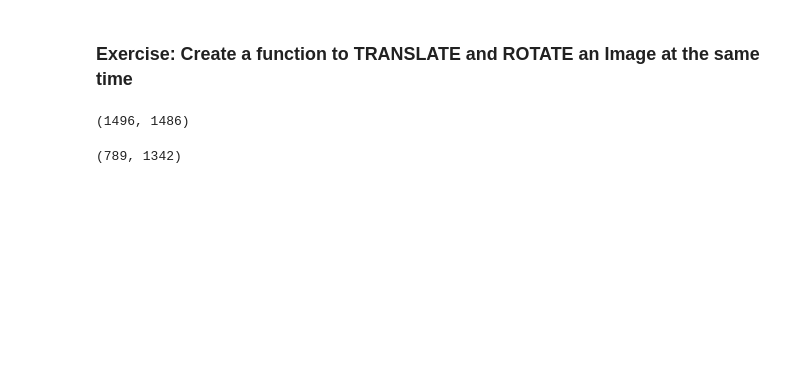
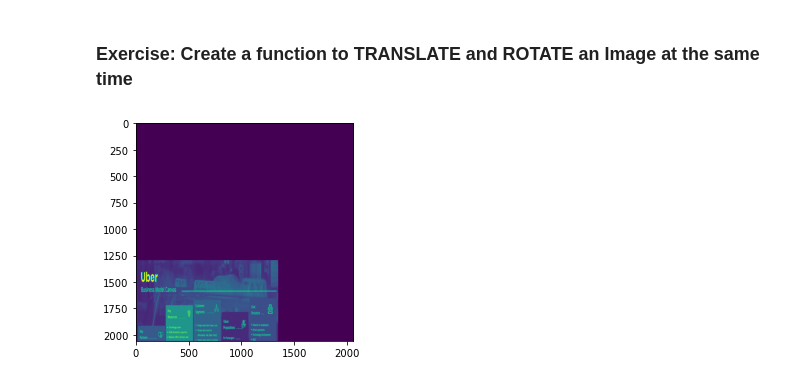
Before and after one commit to anice1/Intro-to-CV, a Jupyter notebook: Geometric-Transformation.ipynb, the cells around one changed output. Drawn from its saved outputs; the diff is of its cells as text; code cells hidden in the pictures; blank space fills up the shorter version.

Commit message:
Estimation point marking

```diff
--- a/Geometric-Transformation.ipynb
+++ b/Geometric-Transformation.ipynb
@@ -397,48 +460,44 @@ display_image(empty_image)
 # %% [markdown]
 ### Exercise: Create a function to TRANSLATE and ROTATE an Image at the same time
 # %%
+image = cv2.imread('images/business.jpg', cv2.IMREAD_GRAYSCALE)
 def rotate_and_translate(scale, image, rotation_angle=45):
 
     cos = np.cos(np.deg2rad(rotation_angle))
-    sin = np.sin(np.deg2rad(rotation_angle))
+    sin = np.cos(np.deg2rad(rotation_angle))
 
     row, col = image.shape[:2]
-    rotation_scale = np.array([[cos, -sin, 0], [sin,cos,0],[0,0,1]])
-    rotation_cord = np.array([[0,0,0],[0,col-1,0],[row-1,0,1],[row-1,col-1,1]]) #Created a homogenous cordinate to enable translation
-    scale = np.linalg.inv(scale).dot(rotation_scale)
+    rotation_scale = np.array([[cos, -sin, 1], [sin,cos,1],[0,0,1]])
+    rotation_cord = np.array([[0,0,1],[0,col-1,1],[row-1,0,1],[row-1,col-1,1]]) #Created a homogenous cordinate to enable translation
+    rotation_point = rotation_scale.dot(rotation_cord.T)
 
-    rotation_cord = scale.dot(rotation_cord.T)
-
-    minimums = rotation_cord.min(axis=1)
-    maximums = rotation_cord.max(axis=1)
+    minimums = rotation_point.min(axis=1)
+    maximums = rotation_point.max(axis=1)
 
     min_row = np.int64(minimums[0])
     min_col = np.int64(minimums[1])
 
     max_row = np.int64(maximums[0])
     max_col = np.int64(maximums[1])
 
     new_row = max_row - min_row + 1
     new_col = max_col - min_col + 1
 
     empty_image = np.zeros((new_row, new_col), dtype=np.uint8)
+    scale = np.linalg.inv(scale)
 
     for i in range(min_row, max_row):
         for j in range(min_col, max_col):
             point = np.array([i,j,1]) #add one to make it homogenous
             dot_point = np.int64(np.floor(scale.dot(point)))
             new_i, new_j = dot_point[0], dot_point[1]
             # Check to make sure we are within image boundary
             if i < 0 or i>=image.shape[0] or j<0 or j>=image.shape[1]:
                 pass
             else:
                 empty_image[i-min_row, j-min_col] = image[new_i, new_j]
-    display_image(empty_image)
+    plt.imshow(empty_image)
 
-rotate_and_translate(np.array([[1,0,10], [0,1,20],[0,0,1]]), image)
+rotate_and_translate(np.array([[2,0,1], [0,1,1],[0,0,1]]), image, rotation_angle=15)
 # %% [output]
-(1496, 1486)
+[figure, added]
-# %%
-image.shape
-# %% [output]
-(789, 1342)
```
Also changed, not shown: parts of 29 cells of this notebook, 2 other files.
